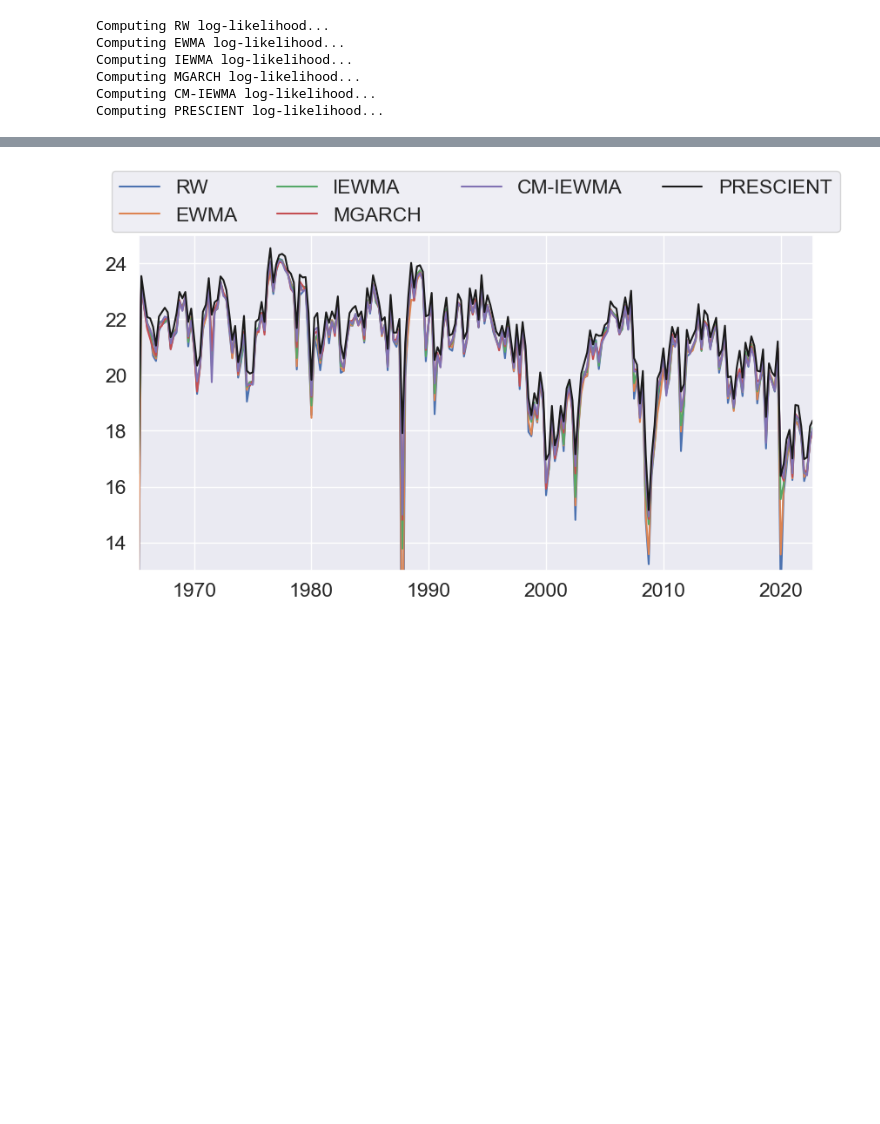
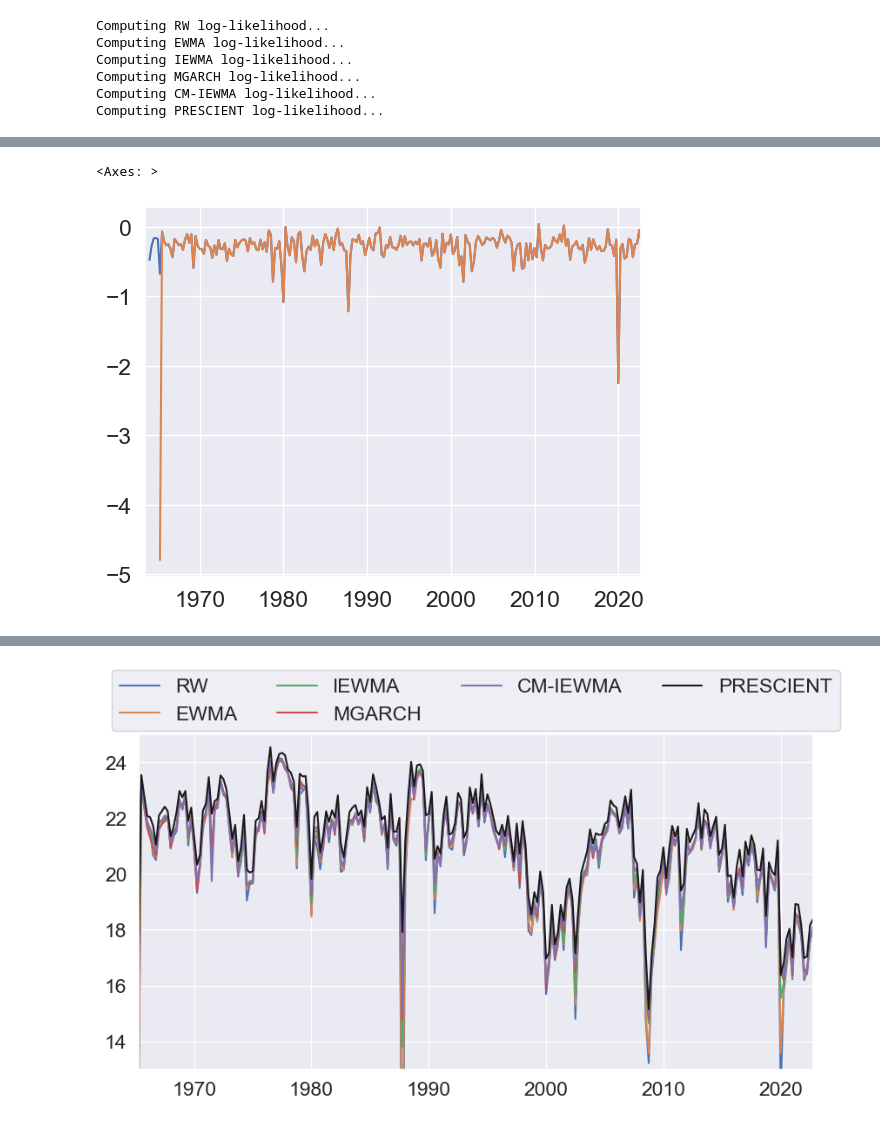
Before and after one commit to cvxgrp/cov_pred_finance, a Jupyter notebook: experiments/factor_portfolios.ipynb, the cells around one changed output, grey strips where cells are left out. Cells and saved outputs as stored; diff of their text form; code cells hidden in the pictures; blank space fills up the shorter version.

```diff
--- a/experiments/factor_portfolios.ipynb
+++ b/experiments/factor_portfolios.ipynb
@@ -192,0 +214,6 @@ Computing PRESCIENT log-likelihood...
+# %%
+regrets_quarter.plot()
+regrets_quarter2.plot()
+# %% [output]
+<Axes: >
+[figure, added]
```
Also changed, not shown: parts of 10 cells of this notebook, 3 other files.
